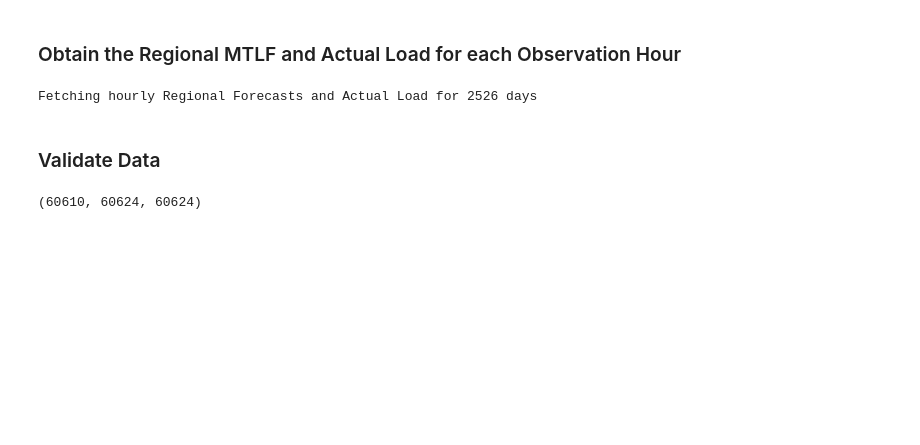
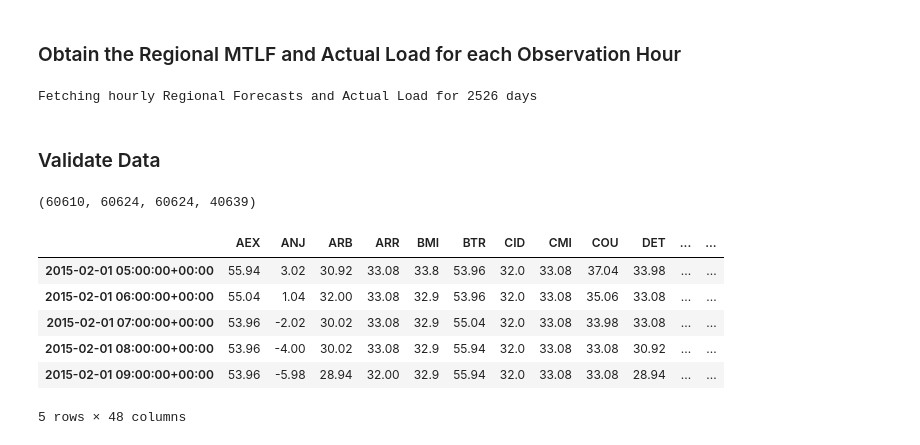
Before and after one commit to caindy/mml, a Jupyter notebook: week4/obtain_data.ipynb, the cells around one changed output. Saved outputs shown, nothing was run; the diff lists cells and outputs as text; code cells hidden in the pictures; blank space fills up the shorter version.

```diff
--- a/week4/obtain_data.ipynb
+++ b/week4/obtain_data.ipynb
@@ -105,20 +105,29 @@ Fetching hourly Regional Forecasts and Actual Load for 2526 days
 # %% [markdown]
 ### Validate Data
 # %%
-weather_observations_df = df.groupby('valid').count()
-
 from datetime import time, timezone, timedelta
 
 def mktime_idx(row):
-    return datetime.combine(row['Market Day'].date(), time(row['HourEnding'] - 1), timezone(timedelta(hours = 5)))
+    return datetime.combine(row['Market Day'].date(), time(row['HourEnding'] - 1), timezone(timedelta(hours = -5)))
 
 rf_al_df['time_idx'] = rf_al_df.apply(mktime_idx, axis = 1)
-rf2 = rf_al_df.set_index('time_idx')
-df3 = weather_observations_df.join(rf2, how='inner')
+mtlf_actual_df = rf_al_df.set_index('time_idx')
+p = df.pivot(index='valid', columns='station', values='tmpf').dropna()
+data = p.join(mtlf_actual_df, how='inner')
 
-(n, _) = df3.shape
-(num_weather_observations, _) = weather_observations_df.shape
-(num_load_observations, _) = rf_al_df.shape
-(num_weather_observations, num_load_observations, len(observation_hours))
+(n, _) = data.shape
+(num_weather_observations, _) = df.groupby('valid').count().shape
+(num_load_observations, _) = mtlf_actual_df.shape
+(num_weather_observations, num_load_observations, len(observation_hours), n)
 # %% [output]
-(60610, 60624, 60624)
+(60610, 60624, 60624, 40639)
+# %%
+data.head()
+# %% [output]
+|  | AEX | ANJ | ARB | ARR | BMI | BTR | CID | CMI | COU | DET | ... | ... |
+| 2015-02-01 05:00:00+00:00 | 55.94 | 3.02 | 30.92 | 33.08 | 33.8 | 53.96 | 32.0 | 33.08 | 37.04 | 33.98 | ... | ... |
+| 2015-02-01 06:00:00+00:00 | 55.04 | 1.04 | 32.00 | 33.08 | 32.9 | 53.96 | 32.0 | 33.08 | 35.06 | 33.08 | ... | ... |
+| 2015-02-01 07:00:00+00:00 | 53.96 | -2.02 | 30.02 | 33.08 | 32.9 | 55.04 | 32.0 | 33.08 | 33.98 | 33.08 | ... | ... |
+| 2015-02-01 08:00:00+00:00 | 53.96 | -4.00 | 30.02 | 33.08 | 32.9 | 55.94 | 32.0 | 33.08 | 33.08 | 30.92 | ... | ... |
+| 2015-02-01 09:00:00+00:00 | 53.96 | -5.98 | 28.94 | 32.00 | 32.9 | 55.94 | 32.0 | 33.08 | 33.08 | 28.94 | ... | ... |
+5 rows × 48 columns
```
Also changed, not shown: parts of 4 cells of this notebook, 4 other files.
